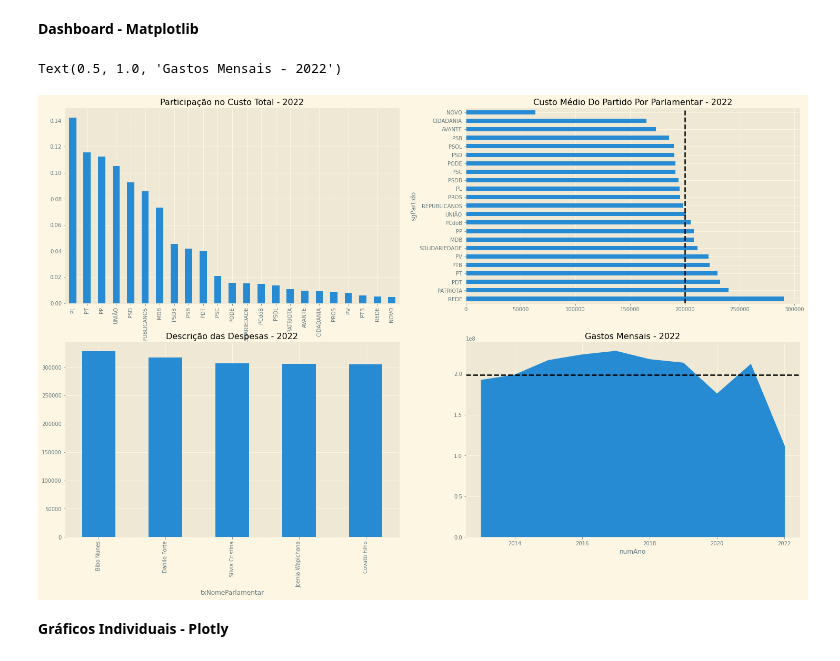
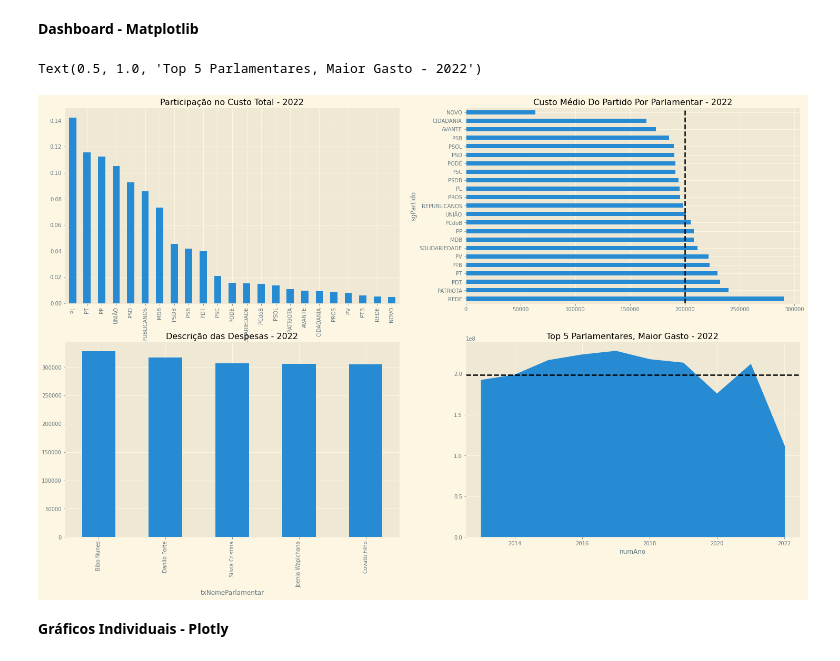
Before and after one commit to joaofranca13/camara-deputados-despesas, a Jupyter notebook: src/dataviz-dados-abertos-camara.ipynb, the cells around one changed output. Cells and saved outputs as stored; diff of their text form; code cells hidden in the pictures.

```diff
--- a/src/dataviz-dados-abertos-camara.ipynb
+++ b/src/dataviz-dados-abertos-camara.ipynb
@@ -222,29 +222,29 @@ Name: vlrDocumento, dtype: float64
 # %%
 plt.figure(figsize=(25, 15))
 plt.style.use('Solarize_Light2')
 
 plt.subplot(2, 2, 1)
 a.plot(kind="bar")
 plt.title("Participação no Custo Total - " + str(ano_corrente - 1))
 
 
 plt.subplot(2, 2, 2)
 b.plot(kind="barh")
 plt.axvline(b.mean(), c="black", ls='--', lw=2.5)
 plt.title("Custo Médio Do Partido Por Parlamentar - " + str(ano_corrente - 1))
 
 plt.subplot(2, 2, 3)
 c2.plot(kind="bar")
 plt.title("Descrição das Despesas - " + str(ano_corrente - 1))
 
 
 plt.subplot(2, 2, 4)
 d.plot(kind="area")
 plt.axhline(d.mean(), c="black", ls='--', lw=2.5)
-plt.title("Gastos Mensais - " + str(ano_corrente - 1))
+plt.title("Top 5 Parlamentares, Maior Gasto - "+ str(ano_corrente - 1))
 # %% [output]
-Text(0.5, 1.0, 'Gastos Mensais - 2022')
+Text(0.5, 1.0, 'Top 5 Parlamentares, Maior Gasto - 2022')
-[figure, old version]
+[figure, new version]
 # %% [markdown]
 **Gráficos Individuais - Plotly**
 # %%
```
Also changed, not shown: parts of 2 cells of this notebook.
